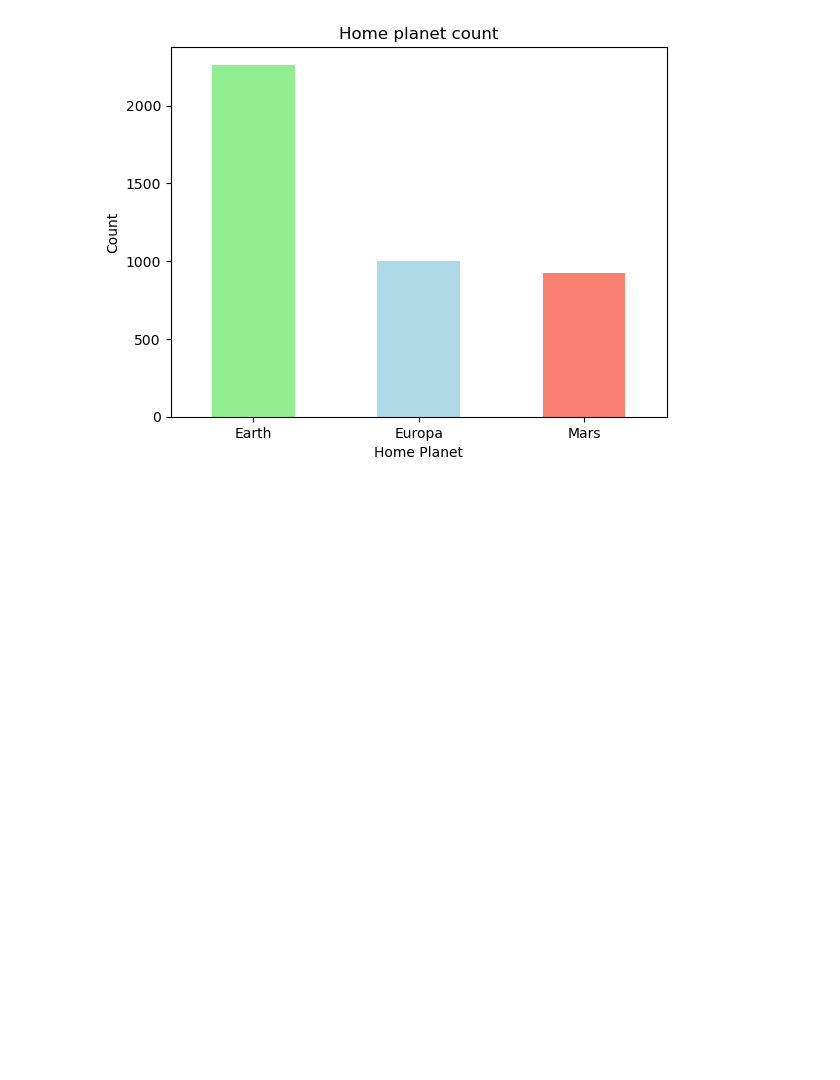
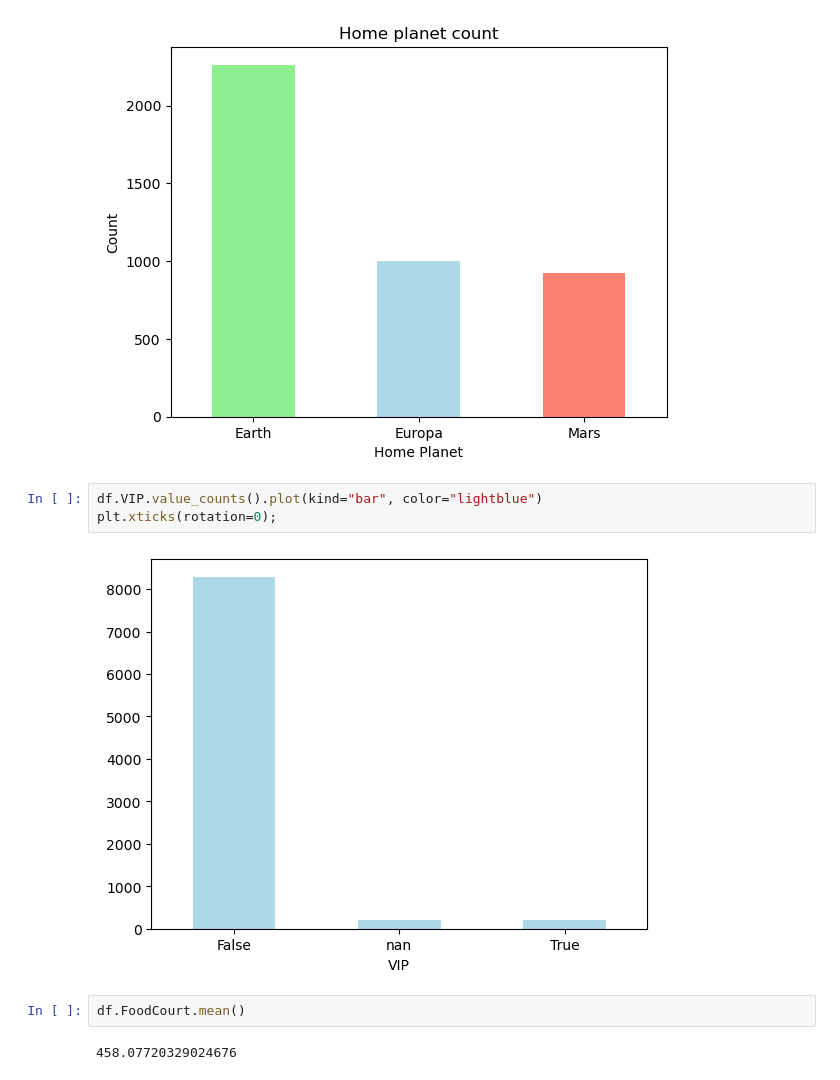
Before and after one commit to msnkr/kaggle_comps, a Jupyter notebook: Spaceship Titanic/Untitled.ipynb, the cells around one changed output. Saved outputs shown, nothing was run; the diff lists cells and outputs as text; blank space fills up the shorter version.

```diff
--- a/Spaceship Titanic/Untitled.ipynb
+++ b/Spaceship Titanic/Untitled.ipynb
@@ -203,3 +196,12 @@ plt.title("Home planet count");
 # Majority of people from earth
 # %% [output]
 [figure]
+# %%
+df.VIP.value_counts().plot(kind="bar", color="lightblue")
+plt.xticks(rotation=0);
+# %% [output]
+[figure, added]
+# %%
+df.FoodCourt.mean()
+# %% [output]
+458.07720329024676
```
Also changed, not shown: parts of 5 cells of this notebook.
